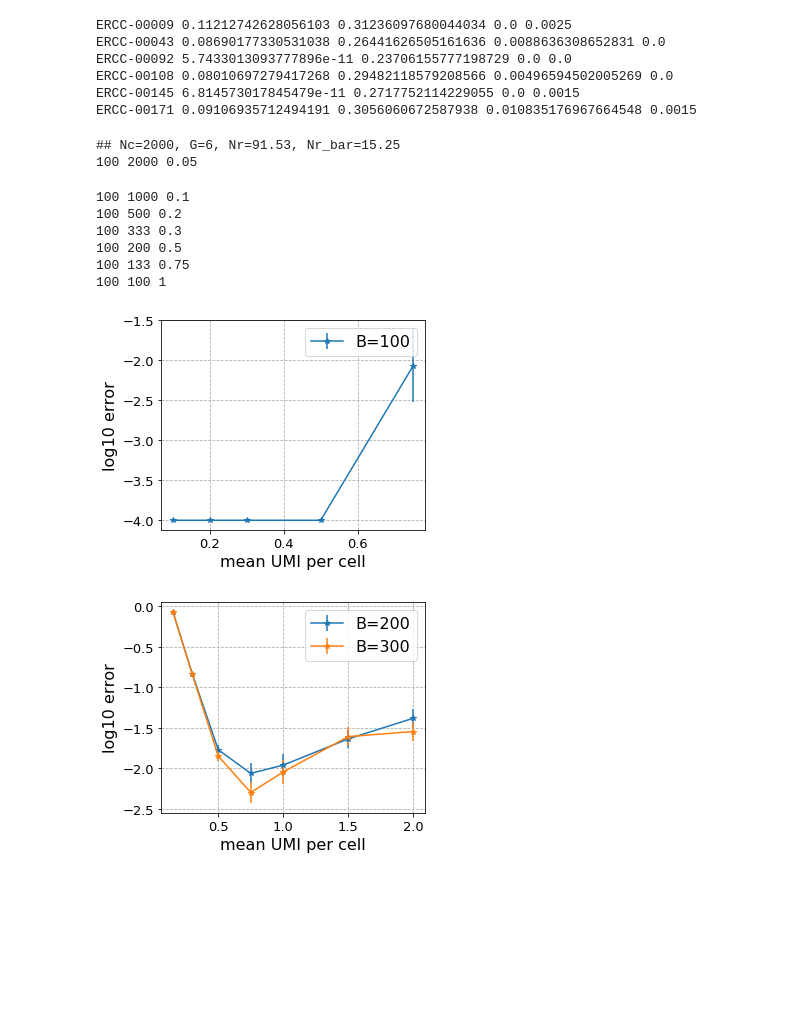
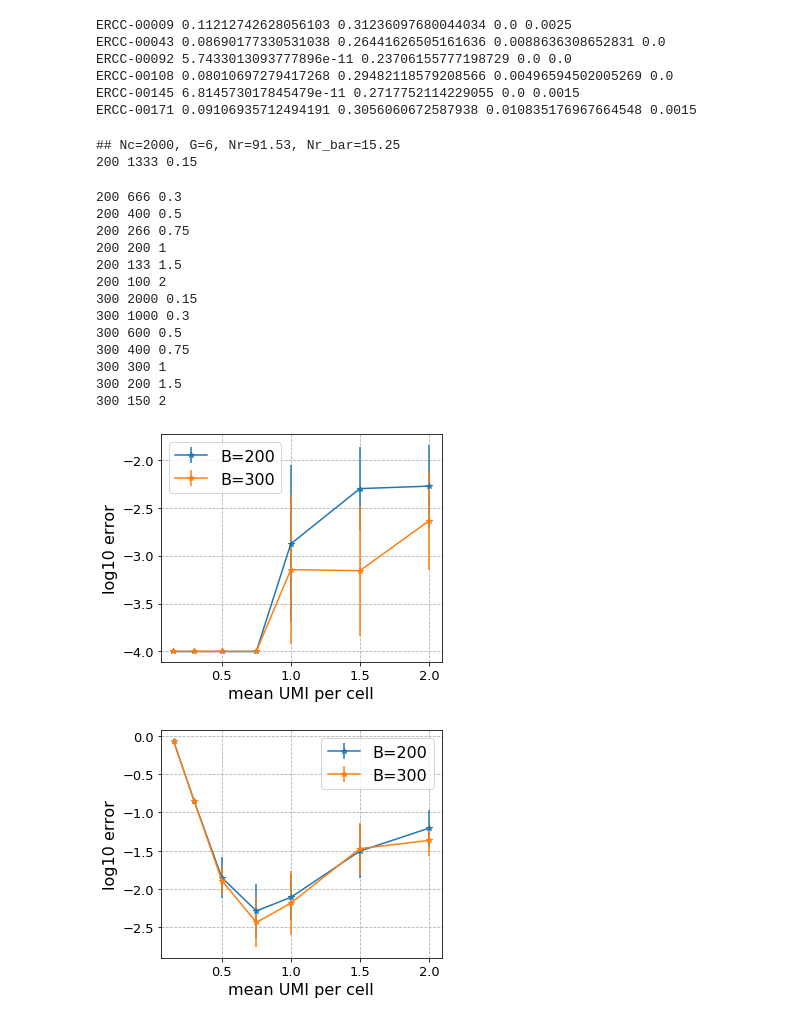
Before and after one commit to martinjzhang/single_cell_eb, a Jupyter notebook: experiments/figure_ercc.ipynb, the cells around one changed output. Drawn from its saved outputs; the diff is of its cells as text; code cells hidden in the pictures; blank space fills up the shorter version.

```diff
--- a/experiments/figure_ercc.ipynb
+++ b/experiments/figure_ercc.ipynb
@@ -257,3 +253,26 @@ plt.savefig(output_folder+'/var_10.pdf')
 plt.show()
 # %% [output]
 [figure]
+# %%
+# cv Klein
+size_factor = sd.dd_size_factor(data_klein,verbose=False)
+M_ml,M_dd = sd.dd_1d_moment(data_klein,verbose=False,size_factor=size_factor)
+var_dd = sd.M_to_var(M_dd)
+var_ml = sd.M_to_var(M_ml)
+cv_dd = sd.M_to_cv(M_dd)
+cv_ml = sd.M_to_cv(M_ml)
+x_val = np.log10(M_dd[0])[var_dd>1e-8]
+y_val = (cv_dd[var_dd>1e-8])
+y_val_ml = (cv_ml[var_dd>1e-8])
+plt.figure(figsize=[5,5])
+plt.scatter(x_val, y_val, color='orange', alpha=0.4, marker='.', label='EB', zorder=10)
+plt.scatter(x_val, y_val_ml, color='steelblue', alpha=0.4, marker='.', label='plug-in')
+x_min, x_max = plt.xlim()
+y_min, y_max = plt.ylim()
+plt.xlabel('Mean UMI per cell (log10)', fontsize=16)
+plt.ylabel('Estimated cv', fontsize=16)
+plt.legend(fontsize=16)
+plt.tight_layout()
+plt.savefig(output_folder+'/cv.png')
+plt.savefig(output_folder+'/cv.pdf')
+plt.show()
@@ -285,11 +306,8 @@ ERCC-00108 0.08010697279417268 0.29482118579208566 0.00496594502005269 0.0
 ERCC-00145 6.814573017845479e-11 0.2717752114229055 0.0 0.0015
 ERCC-00171 0.09106935712494191 0.3056060672587938 0.010835176967664548 0.0015
 # %%
-# B_list = [200, 300]
-B_list = [100]
-# Nr_bar_list = [0.25, 0.3, 0.4, 0.5, 0.6, 0.7, 0.8, 1,1]
-Nr_bar_list = [0.15, 0.3, 0.5, 0.75, 1, 1.5, 2, 3]
-Nr_bar_list = [0.05, 0.1, 0.2, 0.3, 0.5, 0.75, 1]
+B_list = [200, 300]
+Nr_bar_list = [0.15, 0.3, 0.5, 0.75, 1, 1.5, 2]
 n_rep = 100
 n_rep = 10
 res_dic_cv = {}
@@ -317,32 +335,39 @@ for B in B_list:
             res_dic_p0[B][i_rep, i_Nr_bar_sub] = np.mean(p0_dd_sub**2)
 # %% [output]
 ## Nc=2000, G=6, Nr=91.53, Nr_bar=15.25
-100 2000 0.05
+200 1333 0.15
-100 1000 0.1
-100 500 0.2
-100 333 0.3
-100 200 0.5
-100 133 0.75
-100 100 1
+200 666 0.3
+200 400 0.5
+200 266 0.75
+200 200 1
+200 133 1.5
+200 100 2
+300 2000 0.15
+300 1000 0.3
+300 600 0.5
+300 400 0.75
+300 300 1
+300 200 1.5
+300 150 2
 # %%
 plt.figure(figsize=[5,4])
 for B in B_list:
     error_dd = res_dic_cv[B].clip(min=1e-4)
     mean_err = np.nanmean(error_dd, axis=0)
     std_err = np.nanstd(error_dd, axis=0) / np.sqrt(np.sum(~np.isnan(error_dd), axis=0))
     y_val = np.log10(mean_err)
     y_err = np.log10(mean_err+std_err) - np.log10(mean_err)
-    plt.errorbar(Nr_bar_list[:-1], y_val[:-1], y_err[:-1]*3, label='B=%d'%(B), marker='*')
+    plt.errorbar(Nr_bar_list, y_val, y_err*3, label='B=%d'%(B), marker='*')
 plt.xlabel('mean UMI per cell', fontsize=16)
 plt.ylabel('log10 error', fontsize=16)
 plt.legend(fontsize=16)
 plt.grid(linestyle='--')
 plt.tight_layout()
 # plt.savefig(output_folder+'/subsample_cv.png')
 # plt.savefig(output_folder+'/subsample_cv.pdf')
 plt.show()
 # %% [output]
-[figure, old version]
+[figure, new version]
 # %%
 plt.figure(figsize=[5,4])
 for B in B_list:
@@ -351,7 +376,7 @@ for B in B_list:
     std_err = np.nanstd(error_dd, axis=0) / np.sqrt(np.sum(~np.isnan(error_dd), axis=0))
     y_val = np.log10(mean_err)
     y_err = np.log10(mean_err+std_err) - np.log10(mean_err)
-    plt.errorbar(Nr_bar_list[:-1], y_val[:-1], y_err[:-1]*3, label='B=%d'%(B), marker='*')
+    plt.errorbar(Nr_bar_list, y_val, y_err*3, label='B=%d'%(B), marker='*')
 plt.xlabel('mean UMI per cell', fontsize=16)
 plt.ylabel('log10 error', fontsize=16)
 plt.legend(fontsize=16)
@@ -361,4 +386,4 @@ plt.savefig(output_folder+'/subsample_p0.png')
 plt.savefig(output_folder+'/subsample_p0.pdf')
 plt.show()
 # %% [output]
-[figure, old version]
+[figure, new version]
```
Also changed, not shown: parts of 7 cells of this notebook, 58 other files.
